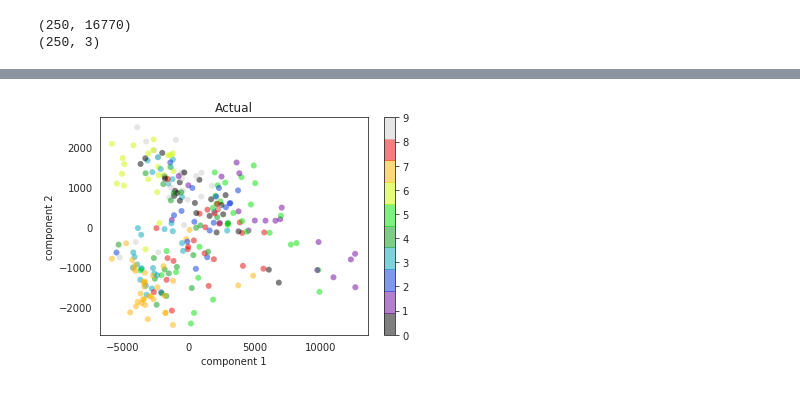
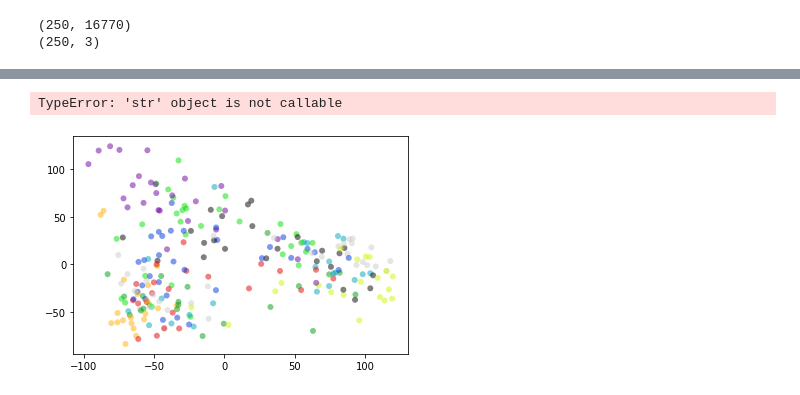
Before and after one commit to brendanyap/Genre-Classification, a Jupyter notebook: Brendan_Notebook.ipynb, the cells around one changed output, grey strips where cells are left out. Cells and saved outputs as stored; diff of their text form; code cells hidden in the pictures.

Commit message:
Fix PCA plots

```diff
--- a/Brendan_Notebook.ipynb
+++ b/Brendan_Notebook.ipynb
@@ -319,10 +299,12 @@ water
 # %%
-plt.scatter(pca_X[:, 0], pca_X[:, 1],
+plt.scatter(projected[:, 0], projected[:, 1],
             c=y_test, edgecolor='none', alpha=0.5,
             cmap=plt.cm.get_cmap('nipy_spectral', 10))
-plt.xlabel('component 1')
-plt.ylabel('component 2')
+plt.xlabel ('component 1')
+# plt.ylabel('component 2')
 plt.title('Actual')
-plt.colorbar();
+plt.colorbar()
+plt.grid()
 # %% [output]
+TypeError: 'str' object is not callable
-[figure, old version]
+[figure, new version]
```
Also changed, not shown: parts of 15 cells of this notebook.
